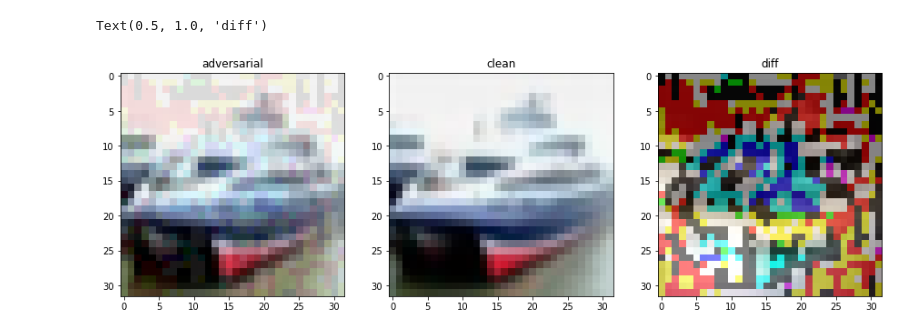
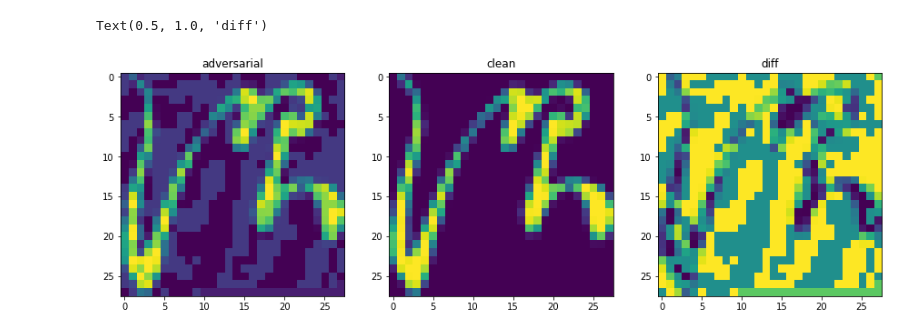
Before and after one commit to Smthri/grad_reg, a Jupyter notebook: fgsm.ipynb, the cells around one changed output. Cells and saved outputs as stored; diff of their text form; code cells hidden in the pictures.

```diff
--- a/fgsm.ipynb
+++ b/fgsm.ipynb
@@ -166,27 +165,27 @@ for i, eps in enumerate(epsilons):
 # %%
 #acc, ex = test(net, testloader)
 fig = plt.figure(figsize=(15, 7))
 
-eps_ind, ex_ind = 0, 2
-dataset = 'cifar10_examples'
+eps_ind, ex_ind = 1, 1
+dataset = 'kmnist_examples'
 ex = imread(f'{dataset}/{epsilons[eps_ind]}/{ex_ind}/adversarial.png')
 ex = ex / 255.
 clean = imread(f'{dataset}/{epsilons[eps_ind]}/{ex_ind}/clean.png')
 clean = clean / 255.
 diff = imread(f'{dataset}/{epsilons[eps_ind]}/{ex_ind}/diff.png')
 diff = diff / 255.
 
 ax = fig.add_subplot(1, 3, 1)
 plt.imshow(ex)
 ax.set_title('adversarial')
 
 ax = fig.add_subplot(1, 3, 2)
 plt.imshow(clean)
 ax.set_title('clean')
 
 ax = fig.add_subplot(1, 3, 3)
 plt.imshow(diff)
 ax.set_title('diff')
 # %% [output]
 Text(0.5, 1.0, 'diff')
-[figure, old version]
+[figure, new version]
```
Also changed, not shown: parts of 4 cells of this notebook, 3 other files.
